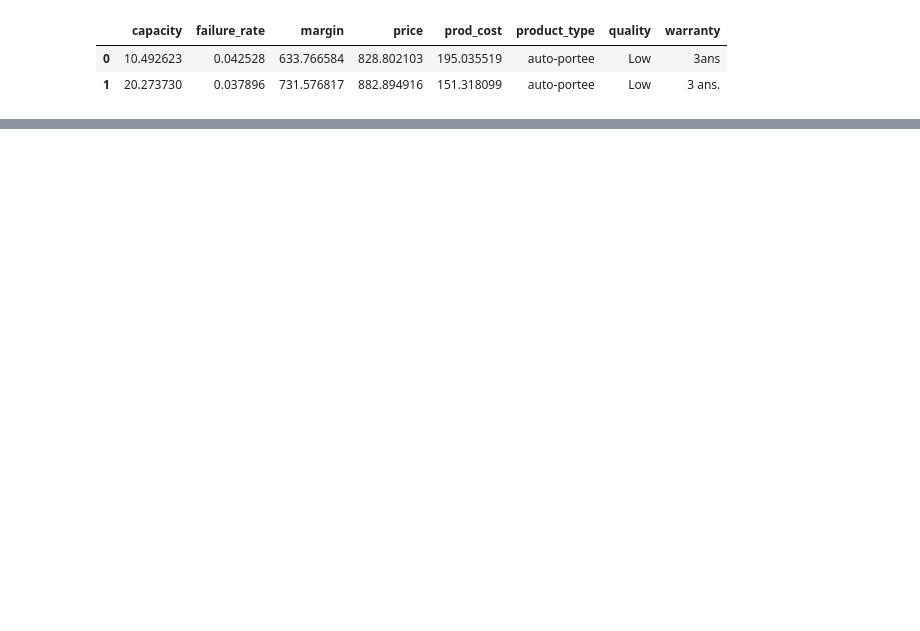
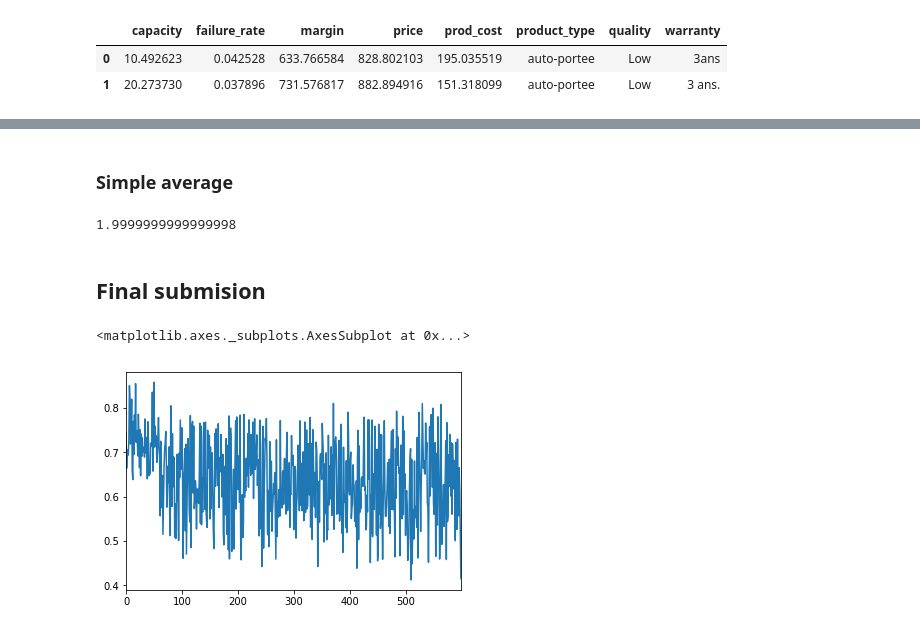
Before and after one commit to qixu1987/X_2018, a Jupyter notebook: notebook/mower4u_ml_pipeline.ipynb, the cells around one changed output, grey strips where cells are left out. Drawn from its saved outputs; the diff is of its cells as text; code cells hidden in the pictures; blank space fills up the shorter version.

```diff
--- a/notebook/mower4u_ml_pipeline.ipynb
+++ b/notebook/mower4u_ml_pipeline.ipynb
@@ -94,0 +108,15 @@ clf.best_score_
+# %%
+parameters = {"n_estimators":[3,5,8],
+              "max_depth": [5,None],
+              "max_features": [1, 2, 3],
+              "min_samples_split": [2,3],
+              "min_samples_leaf": [2,3],
+              "random_state":[42]
+                }
+
+rf_model =  RandomForestRegressor()
+clf_rf = GridSearchCV(rf_model, parameters, n_jobs=5,cv=5,
+                   scoring='neg_mean_squared_error',
+                   verbose=1, refit=True,return_train_score=True)
+
+_ = clf_rf.fit(df_train_prepro,target)
@@ -94,0 +178,17 @@ clf.best_score_
+# %% [markdown]
+### Simple average
+# %%
+np.e**np.log(2)
+# %% [output]
+1.9999999999999998
+# %% [markdown]
+## Final submision
+# %%
+df_test_prepro = p.transform(df_test)
+# %%
+submission["attractiveness"]=np.e**(clf_rf.predict(df_test_prepro)) -1
+# %%
+submission["attractiveness"].plot()
+# %% [output]
+<matplotlib.axes._subplots.AxesSubplot at 0x...>
+[figure, added]
```
Also changed, not shown: parts of 20 cells of this notebook.
